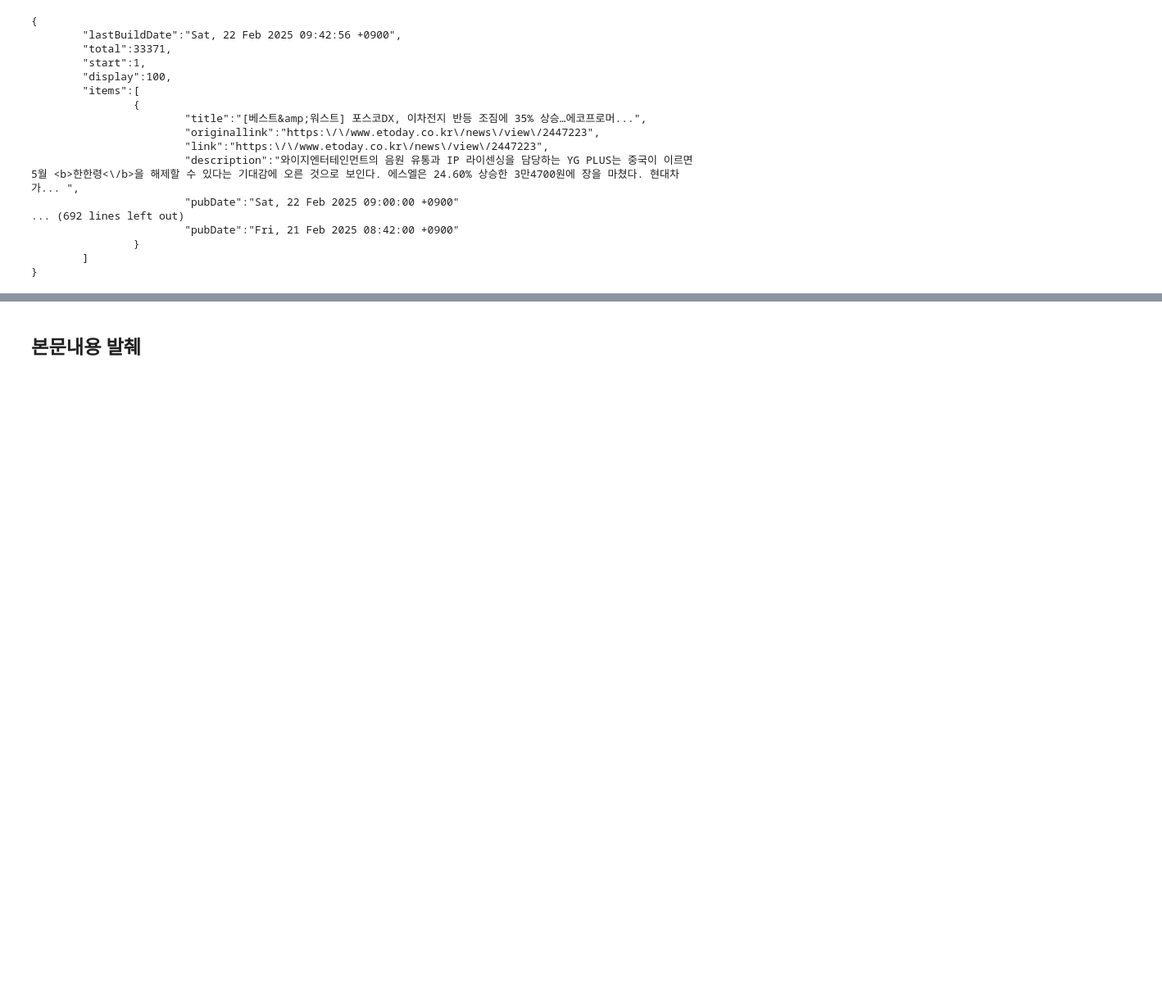
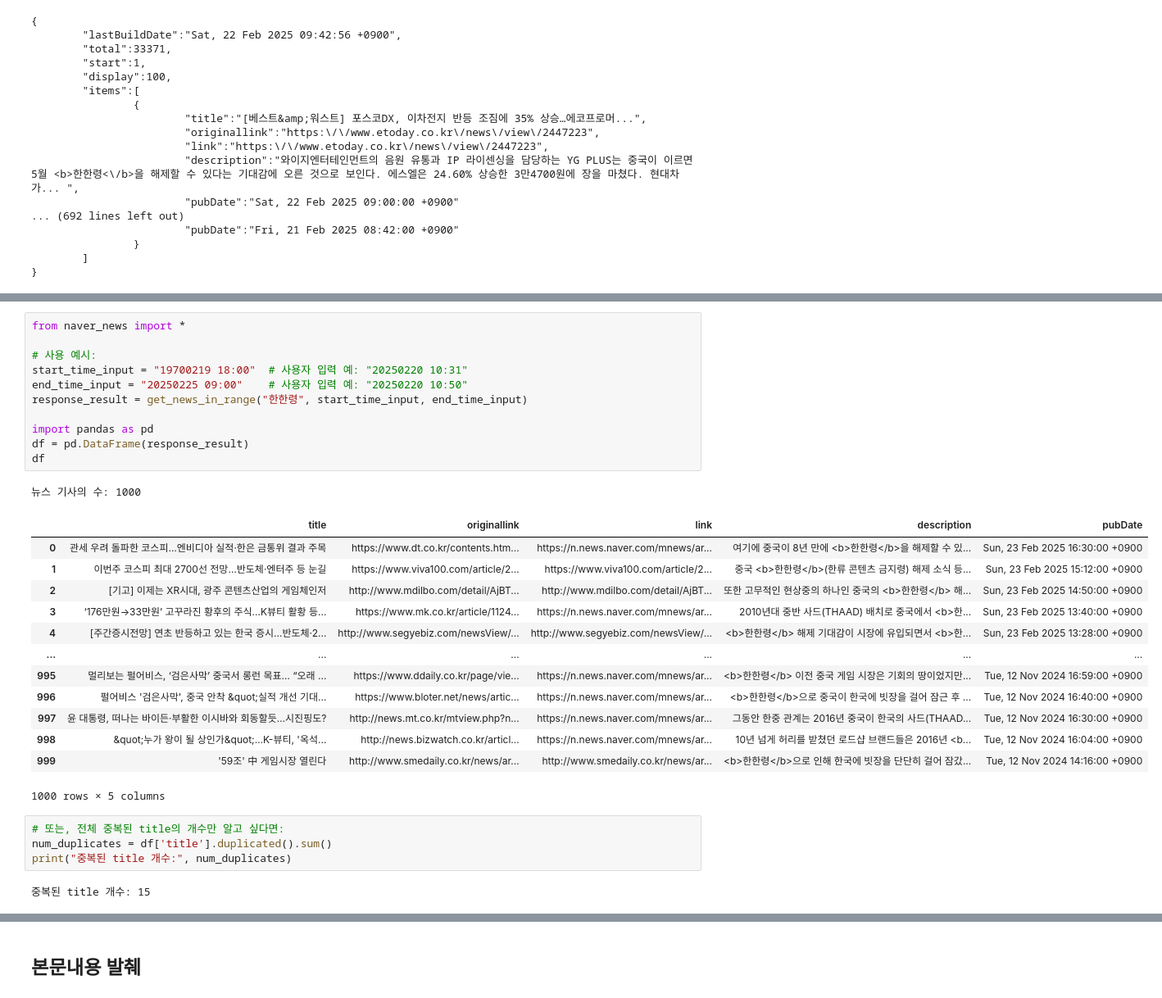
Before and after one commit to LiberSlave/NewsScraping, a Jupyter notebook: naver_news.ipynb, the cells around one changed output, grey strips where cells are left out. Shown at 82% size. Drawn from its saved outputs; the diff is of its cells as text; blank space fills up the shorter version.

```diff
--- a/naver_news.ipynb
+++ b/naver_news.ipynb
@@ -137,0 +314,32 @@ response_result = json.loads(response_result)
+# %%
+from naver_news import *
+
+# 사용 예시:
+start_time_input = "19700219 18:00"  # 사용자 입력 예: "20250220 10:31"
+end_time_input = "20250225 09:00"    # 사용자 입력 예: "20250220 10:50"
+response_result = get_news_in_range("한한령", start_time_input, end_time_input)
+
+import pandas as pd
+df = pd.DataFrame(response_result)
+df
+# %% [output]
+뉴스 기사의 수: 1000
+|  | title | originallink | link | description | pubDate |
+| 0 | 관세 우려 돌파한 코스피…엔비디아 실적·한은 금통위 결과 주목 | https://www.dt.co.kr/contents.htm... | https://n.news.naver.com/mnews/ar... | 여기에 중국이 8년 만에 <b>한한령</b>을 해제할 수 있... | Sun, 23 Feb 2025 16:30:00 +0900 |
+| 1 | 이번주 코스피 최대 2700선 전망…반도체·엔터주 등 눈길 | https://www.viva100.com/article/2... | https://www.viva100.com/article/2... | 중국 <b>한한령</b>(한류 콘텐츠 금지령) 해제 소식 등... | Sun, 23 Feb 2025 15:12:00 +0900 |
+| 2 | [기고] 이제는 XR시대, 광주 콘텐츠산업의 게임체인저 | http://www.mdilbo.com/detail/AjBT... | http://www.mdilbo.com/detail/AjBT... | 또한 고무적인 현상중의 하나인 중국의 <b>한한령</b> 해... | Sun, 23 Feb 2025 14:50:00 +0900 |
+| 3 | ‘176만원→33만원’ 고꾸라진 황후의 주식…K뷰티 활황 등... | https://www.mk.co.kr/article/1124... | https://n.news.naver.com/mnews/ar... | 2010년대 중반 사드(THAAD) 배치로 중국에서 <b>한... | Sun, 23 Feb 2025 13:40:00 +0900 |
+| 4 | [주간증시전망] 연초 반등하고 있는 한국 증시...반도체·2... | http://www.segyebiz.com/newsView/... | http://www.segyebiz.com/newsView/... | <b>한한령</b> 해제 기대감이 시장에 유입되면서 <b>한... | Sun, 23 Feb 2025 13:28:00 +0900 |
+| ... | ... | ... | ... | ... | ... |
+| 995 | 멀리보는 펄어비스, ‘검은사막’ 중국서 롱런 목표… “오래 ... | https://www.ddaily.co.kr/page/vie... | https://n.news.naver.com/mnews/ar... | <b>한한령</b> 이전 중국 게임 시장은 기회의 땅이었지만... | Tue, 12 Nov 2024 16:59:00 +0900 |
+| 996 | 펄어비스 '검은사막', 중국 안착 &quot;실적 개선 기대... | https://www.bloter.net/news/artic... | https://n.news.naver.com/mnews/ar... | <b>한한령</b>으로 중국이 한국에 빗장을 걸어 잠근 후 ... | Tue, 12 Nov 2024 16:40:00 +0900 |
+| 997 | 윤 대통령, 떠나는 바이든·부활한 이시바와 회동할듯…시진핑도? | http://news.mt.co.kr/mtview.php?n... | https://n.news.naver.com/mnews/ar... | 그동안 한중 관계는 2016년 중국이 한국의 사드(THAAD... | Tue, 12 Nov 2024 16:30:00 +0900 |
+| 998 | &quot;누가 왕이 될 상인가&quot;…K-뷰티, '옥석... | http://news.bizwatch.co.kr/articl... | https://n.news.naver.com/mnews/ar... | 10년 넘게 허리를 받쳤던 로드샵 브랜드들은 2016년 <b... | Tue, 12 Nov 2024 16:04:00 +0900 |
+| 999 | '59조' 中 게임시장 열린다 | http://www.smedaily.co.kr/news/ar... | http://www.smedaily.co.kr/news/ar... | <b>한한령</b>으로 인해 한국에 빗장을 단단히 걸어 잠갔... | Tue, 12 Nov 2024 14:16:00 +0900 |
+1000 rows × 5 columns
+# %%
+# 또는, 전체 중복된 title의 개수만 알고 싶다면:
+num_duplicates = df['title'].duplicated().sum()
+print("중복된 title 개수:", num_duplicates)
+# %% [output]
+중복된 title 개수: 15
```
Also changed, not shown: parts of 34 cells of this notebook, 1 other file.
